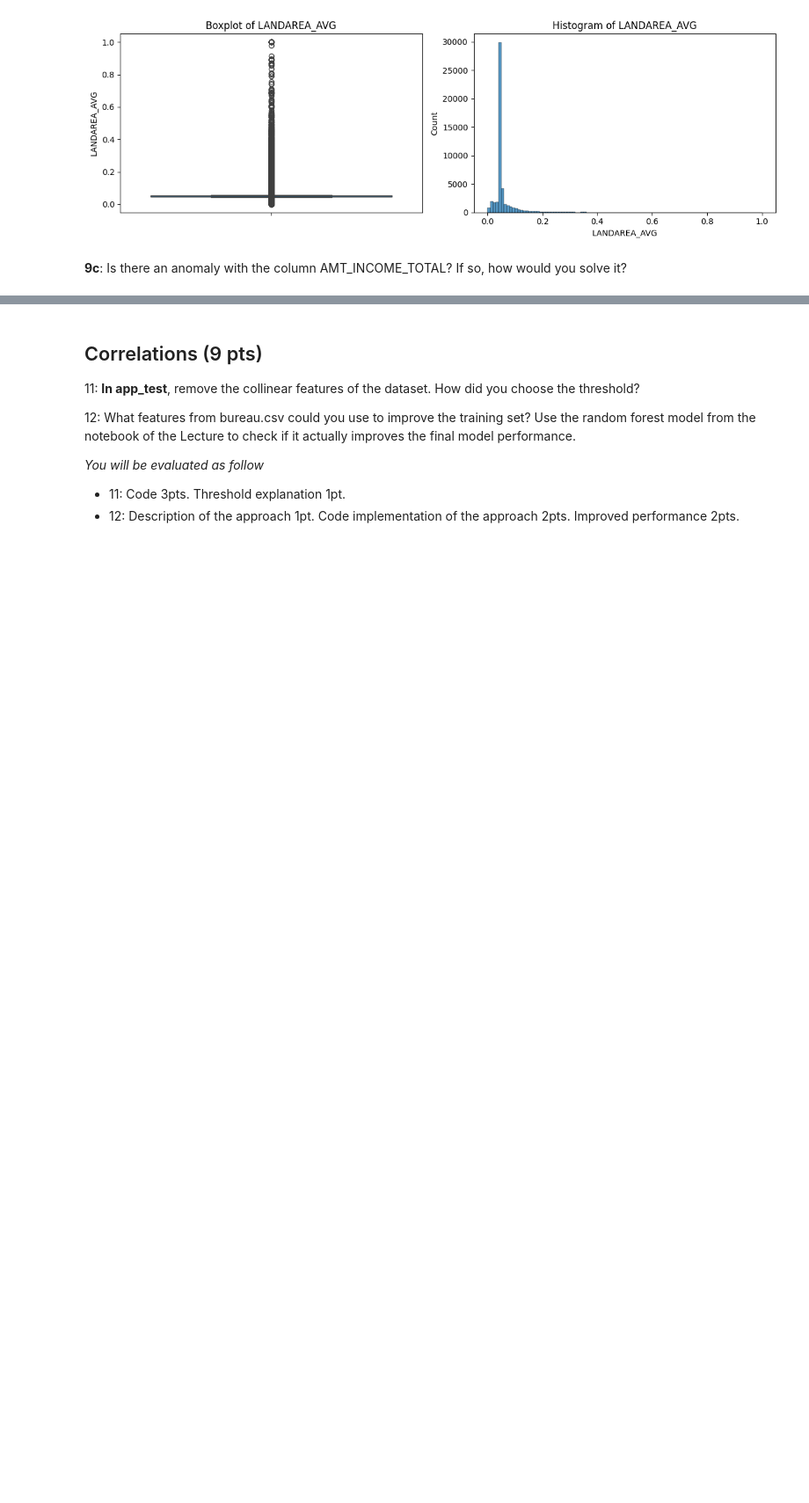
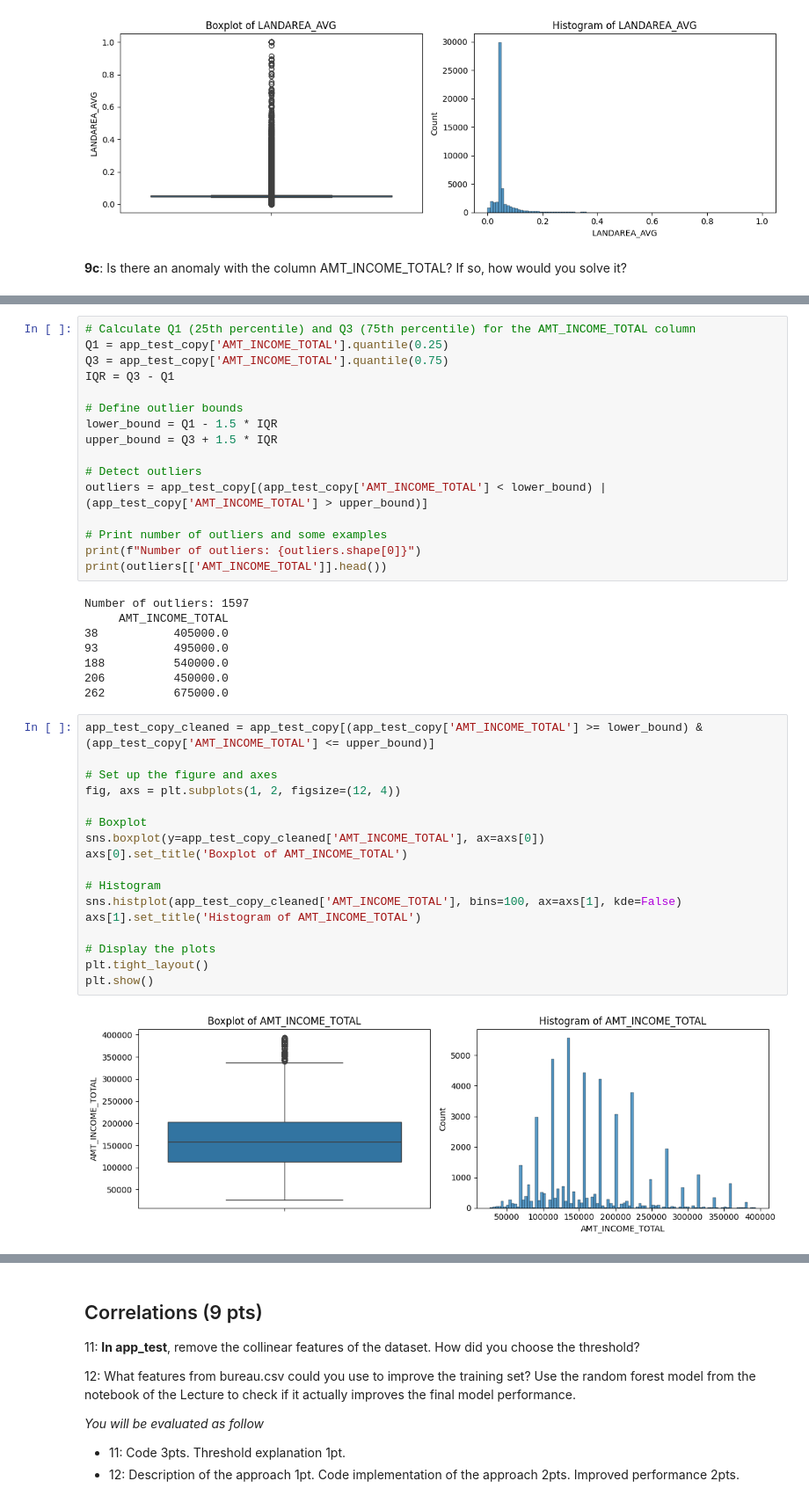
Before and after one commit to coldstrel/applied-ml-mids-2024, a Jupyter notebook: Project_Part_1.ipynb, the cells around one changed output, grey strips where cells are left out. Shown: that part at 88% size. Cells and saved outputs as stored; diff of their text form; blank space fills up the shorter version.

```diff
--- a/Project_Part_1.ipynb
+++ b/Project_Part_1.ipynb
@@ -663,0 +700,43 @@ plt.show()
+# %%
+# Calculate Q1 (25th percentile) and Q3 (75th percentile) for the AMT_INCOME_TOTAL column
+Q1 = app_test_copy['AMT_INCOME_TOTAL'].quantile(0.25)
+Q3 = app_test_copy['AMT_INCOME_TOTAL'].quantile(0.75)
+IQR = Q3 - Q1
+
+# Define outlier bounds
+lower_bound = Q1 - 1.5 * IQR
+upper_bound = Q3 + 1.5 * IQR
+
+# Detect outliers
+outliers = app_test_copy[(app_test_copy['AMT_INCOME_TOTAL'] < lower_bound) | (app_test_copy['AMT_INCOME_TOTAL'] > upper_bound)]
+
+# Print number of outliers and some examples
+print(f"Number of outliers: {outliers.shape[0]}")
+print(outliers[['AMT_INCOME_TOTAL']].head())
+# %% [output]
+Number of outliers: 1597
+     AMT_INCOME_TOTAL
+38           405000.0
+93           495000.0
+188          540000.0
+206          450000.0
+262          675000.0
+# %%
+app_test_copy_cleaned = app_test_copy[(app_test_copy['AMT_INCOME_TOTAL'] >= lower_bound) & (app_test_copy['AMT_INCOME_TOTAL'] <= upper_bound)]
+
+# Set up the figure and axes
+fig, axs = plt.subplots(1, 2, figsize=(12, 4))
+
+# Boxplot
+sns.boxplot(y=app_test_copy_cleaned['AMT_INCOME_TOTAL'], ax=axs[0])
+axs[0].set_title('Boxplot of AMT_INCOME_TOTAL')
+
+# Histogram
+sns.histplot(app_test_copy_cleaned['AMT_INCOME_TOTAL'], bins=100, ax=axs[1], kde=False)
+axs[1].set_title('Histogram of AMT_INCOME_TOTAL')
+
+# Display the plots
+plt.tight_layout()
+plt.show()
+# %% [output]
+[figure, added]
```
Also changed, not shown: parts of 6 cells of this notebook.
